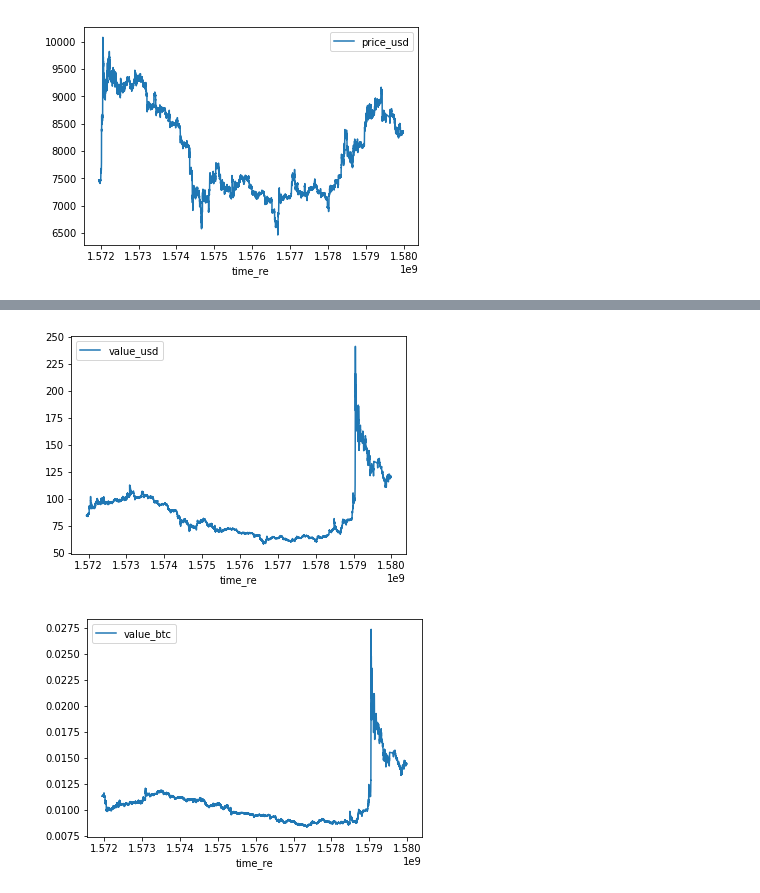
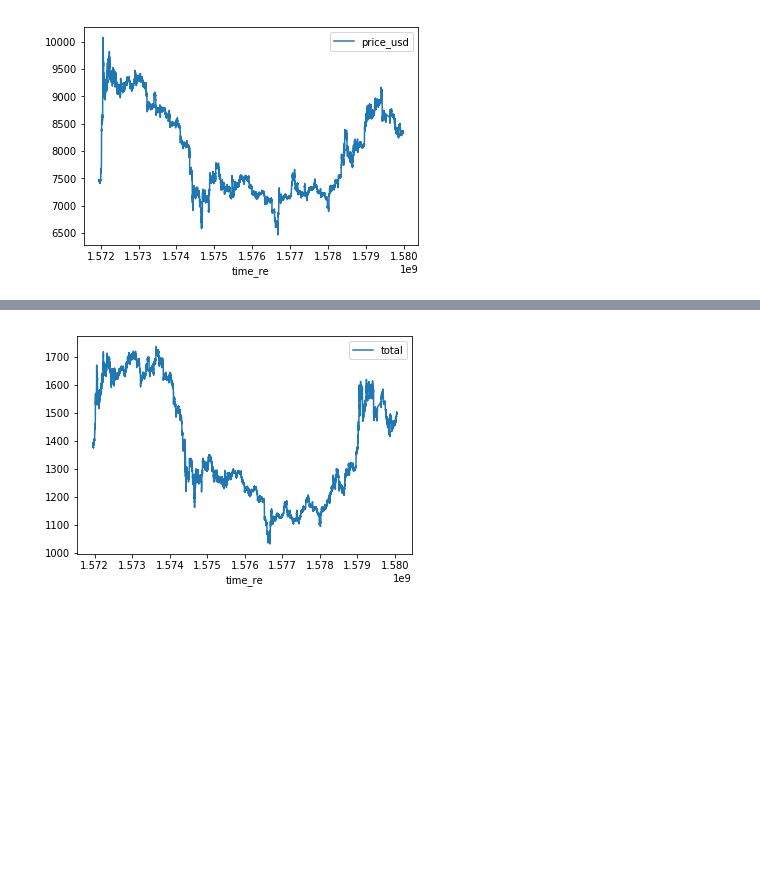
Before and after one commit to kaluzap/python_coingecko_mysql_report, a Jupyter notebook: notebook/following_investments.ipynb, the cells around one changed output, grey strips where cells are left out. Cells and saved outputs as stored; diff of their text form; code cells hidden in the pictures; blank space fills up the shorter version.

Commit message:
First version of make investment report.

```diff
--- a/notebook/following_investments.ipynb
+++ b/notebook/following_investments.ipynb
@@ -108,7 +91,22 @@ def load_one_investment(df_investments):
 
     return df_temp
 # %%
+seconds_in_the_past = (datetime.now() - df['start_date'].min() ).total_seconds()
+
+totals_btc  = mre.read_crypto_data('BTC', seconds_in_the_past)[['time_re']]
+totals_usd  = mre.read_crypto_data('BTC', seconds_in_the_past)[['time_re']]
+
+
+active_investments = []
+actual_value_usd = []
+actual_value_btc = []
+change_usd = []
+change_btc = []
+
 for index, row in df.iterrows():
+
+    is_active = True if np.isnan(row['end_value_usd']) else False
+    active_investments.append(is_active)
 
     df_temp = load_one_investment(row)
 
@@ -116,17 +114,21 @@ for index, row in df.iterrows():
     print("Investment type: ", row['type'])
     print("Amount: ", row['amount'])
 
-    if np.isnan(row['end_value_usd']):
+    if is_active:
         print("Status: ACTIVE")
         final_value_usd = df_temp['value_usd'].iloc[-1]
         final_value_btc = df_temp['value_btc'].iloc[-1]
+        actual_value_usd.append(final_value_usd)
+        actual_value_btc.append(final_value_btc)
     else:
         print("Status: ENDED")
         final_value_usd = row['end_value_usd']
         final_value_btc = row['end_value_btc']
+        actual_value_usd.append(final_value_usd)
+        actual_value_btc.append(final_value_btc)
 
     print("Initial date: ", row['start_date'])
-    if np.isnan(row['end_value_usd']):
+    if is_active:
         print("End date    :  running now!")
     else:
         print("End date    : ", row['end_date'])
@@ -134,18 +136,53 @@ for index, row in df.iterrows():
 
     print("Initial value (usd): ", row['start_value_usd'])
     print("Final value   (usd): ", final_value_usd)
-    print(f"Delta usd: { 100.0*(final_value_usd-row['start_value_usd'])/row['start_value_usd']:.2f} %" )
+    change_usd_here = 100.0*(final_value_usd-row['start_value_usd'])/row['start_value_usd']
+    print(f"Delta usd: {change_usd_here:.2f} %" )
+
     print("Initial value (btc): ", row['start_value_btc'])
     print("Final value   (btc): ", final_value_btc)
-    print(f"Delta usd: { 100.0*(final_value_btc-row['start_value_btc'])/row['start_value_btc']:.2f} %" )
+    change_btc_here = 100.0*(final_value_btc-row['start_value_btc'])/row['start_value_btc']
+    print(f"Delta btc: {change_btc_here:.2f} %" )
+
+    change_btc.append(change_btc_here)
+    change_usd.append(change_usd_here)
+
+    print(" ")
+    #if df_temp.shape[0] == 0:
+    #   continue
+
+    #df_temp.plot('time_re', 'value_usd')
+    #df_temp.plot('time_re', 'value_btc')
+
+    totals_usd = totals_usd.merge(df_temp[['time_re', 'value_usd']],
+                                  left_on='time_re', right_on='time_re', how='left')
+    totals_btc = totals_btc.merge(df_temp[['time_re', 'value_btc']],
+                                  left_on='time_re', right_on='time_re', how='left')
+
+    colnames = [x.replace(' ','') for x in totals_btc.columns]
+    colnames = colnames[:-1] + [row['coin'].replace(' ','')+f'{index}']
+    totals_btc.columns = colnames
+    totals_usd.columns = colnames
 
 
-    print(" ")
-    if df_temp.shape[0] == 0:
-        continue
+df['active'] = active_investments
+df['actual_value_usd'] = actual_value_usd
+df['actual_value_btc'] = actual_value_btc
+df['change_usd'] = change_usd
+df['change_btc'] = change_btc
 
-    df_temp.plot('time_re', 'value_usd')
-    df_temp.plot('time_re', 'value_btc')
+df.head(10)
+
+totals_usd = totals_usd.fillna(0.0)
+totals_btc = totals_btc.fillna(0.0)
+
+colnames = [x for x in totals_btc.columns][1:]
+
+totals_usd['total'] = totals_usd[colnames].sum(axis=1)
+totals_btc['total'] = totals_btc[colnames].sum(axis=1)
+
+totals_usd.plot('time_re', 'total')
+totals_usd.tail(30)
 # %% [output]
 Coin:  BTG
 Investment type:  bitcoin
@@ -167,2 +221 @@ Delta usd: 0.00 %
-[figure, old version]
+[figure, new version]
-[figure, removed]
```
Also changed, not shown: parts of 6 cells of this notebook, 1 other file.
